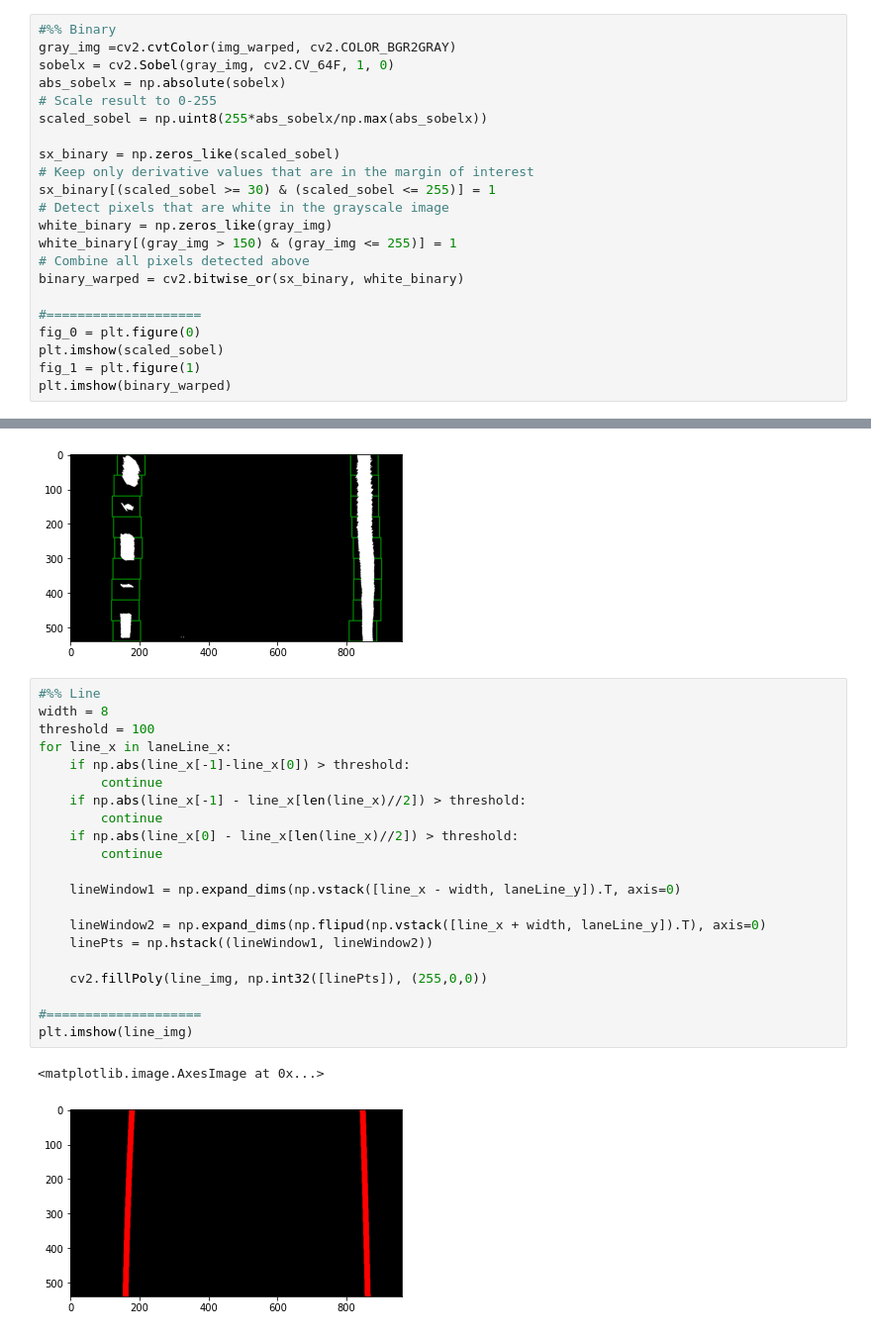
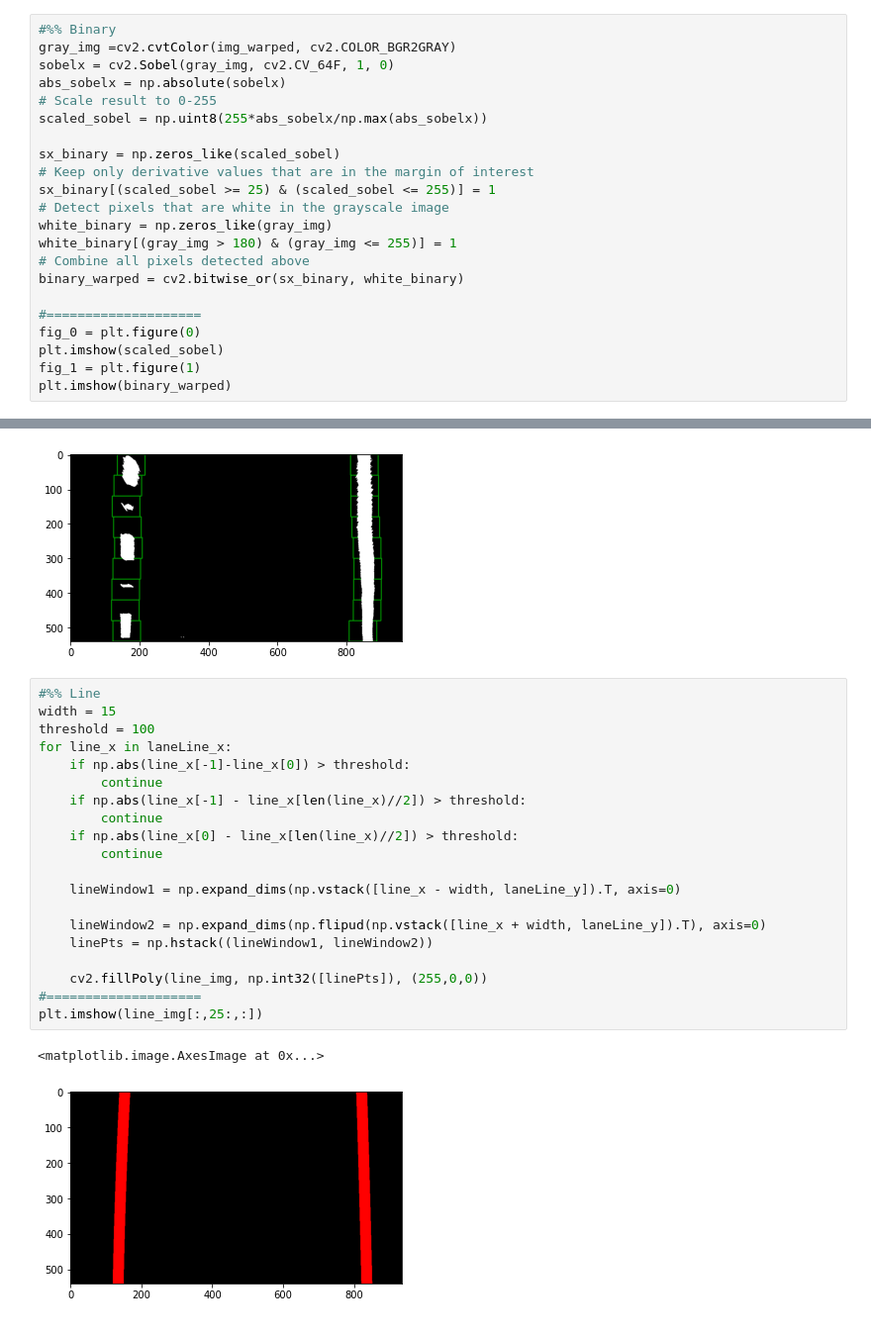
Before and after one commit to Abner0627/Advanced-Finding-Lane-Lines-on-the-Road, a Jupyter notebook: Finding_Lane_Lines_on_the_Road/main.ipynb, the cells around one changed output, grey strips where cells are left out. Shown at 99% size. Saved outputs shown, nothing was run; the diff lists cells and outputs as text.

```diff
--- a/Finding_Lane_Lines_on_the_Road/main.ipynb
+++ b/Finding_Lane_Lines_on_the_Road/main.ipynb
@@ -76,10 +76,10 @@ scaled_sobel = np.uint8(255*abs_sobelx/np.max(abs_sobelx))
 
 sx_binary = np.zeros_like(scaled_sobel)
 # Keep only derivative values that are in the margin of interest
-sx_binary[(scaled_sobel >= 30) & (scaled_sobel <= 255)] = 1
+sx_binary[(scaled_sobel >= 25) & (scaled_sobel <= 255)] = 1
 # Detect pixels that are white in the grayscale image
 white_binary = np.zeros_like(gray_img)
-white_binary[(gray_img > 150) & (gray_img <= 255)] = 1
+white_binary[(gray_img > 180) & (gray_img <= 255)] = 1
 # Combine all pixels detected above
 binary_warped = cv2.bitwise_or(sx_binary, white_binary)
 
@@ -170,27 +170,26 @@ plt.imshow(img_add)
 [figure]
 # %%
 #%% Line
-width = 8
+width = 15
 threshold = 100
 for line_x in laneLine_x:
     if np.abs(line_x[-1]-line_x[0]) > threshold:
         continue
     if np.abs(line_x[-1] - line_x[len(line_x)//2]) > threshold:
         continue
     if np.abs(line_x[0] - line_x[len(line_x)//2]) > threshold:
         continue
 
     lineWindow1 = np.expand_dims(np.vstack([line_x - width, laneLine_y]).T, axis=0)
 
     lineWindow2 = np.expand_dims(np.flipud(np.vstack([line_x + width, laneLine_y]).T), axis=0)
     linePts = np.hstack((lineWindow1, lineWindow2))
 
     cv2.fillPoly(line_img, np.int32([linePts]), (255,0,0))
-
 #====================
-plt.imshow(line_img)
+plt.imshow(line_img[:,25:,:])
 # %% [output]
 <matplotlib.image.AxesImage at 0x...>
-[figure, old version]
+[figure, new version]
 # %%
 #%% Result
```
Also changed, not shown: parts of 1 cell of this notebook, 3 other files.
